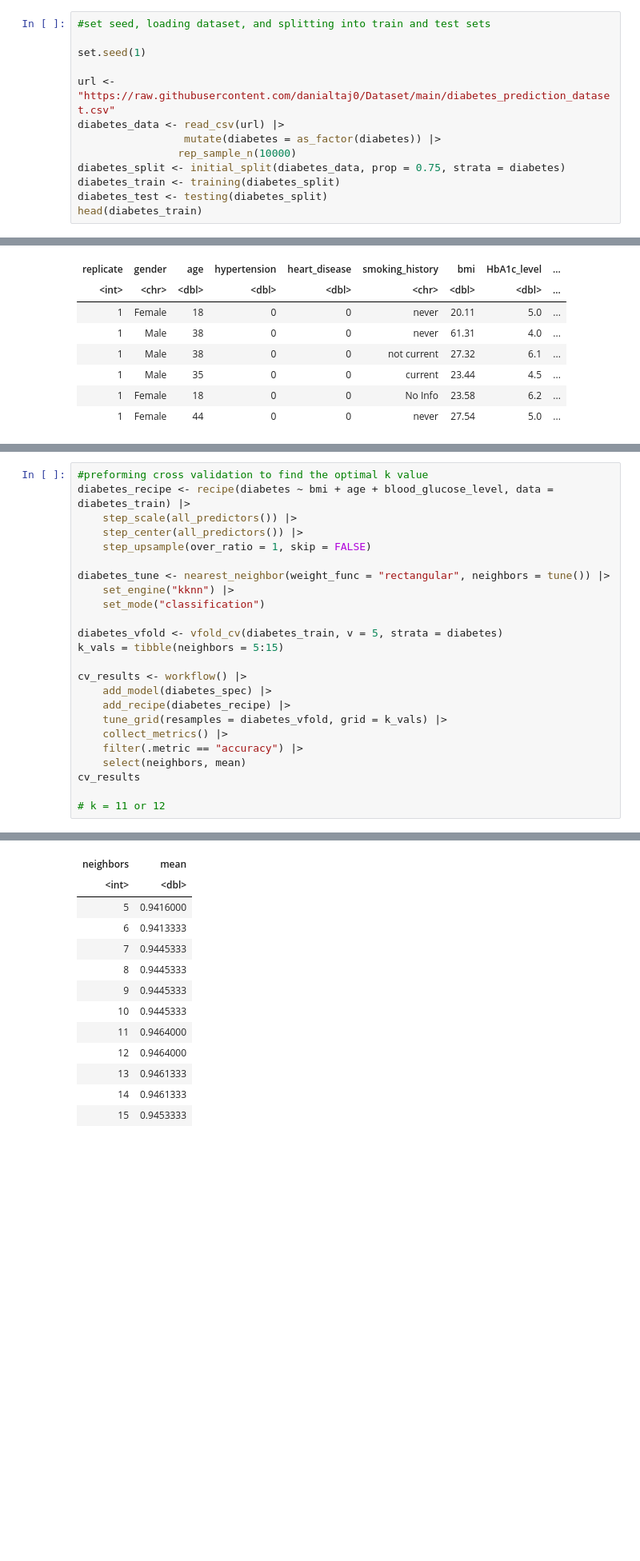
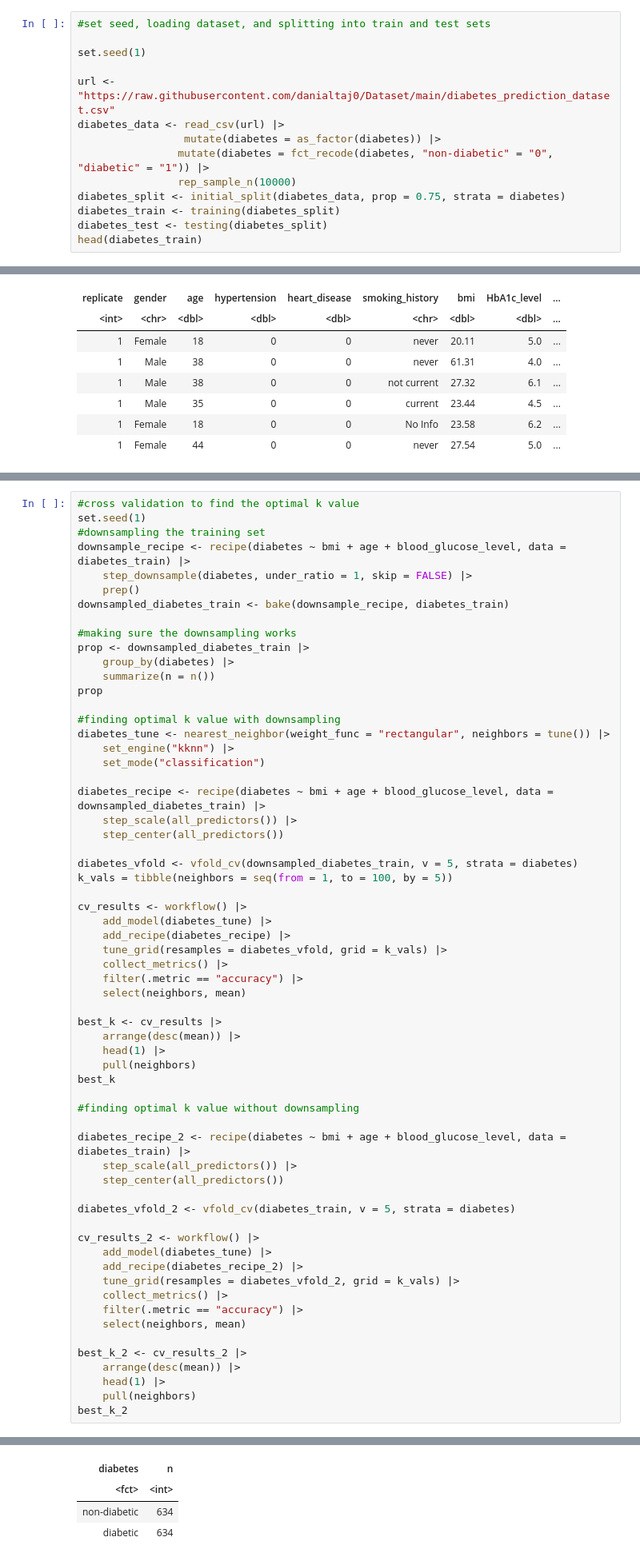
Before and after one commit to danialtaj0/dsci-100-002-group-41, a Jupyter notebook: assignments/final_project_group_41.ipynb, the cells around one changed output, grey strips where cells are left out. Shown at 80% size. Saved outputs shown, nothing was run; the diff lists cells and outputs as text; blank space fills up the shorter version.

Commit message:
classification with and without downsampling

```diff
--- a/assignments/final_project_group_41.ipynb
+++ b/assignments/final_project_group_41.ipynb
@@ -43,6 +43,7 @@ set.seed(1)
 url <- "https://raw.githubusercontent.com/danialtaj0/Dataset/main/diabetes_prediction_dataset.csv"
 diabetes_data <- read_csv(url) |>
                  mutate(diabetes = as_factor(diabetes)) |>
+                mutate(diabetes = fct_recode(diabetes, "non-diabetic" = "0", "diabetic" = "1")) |>
                 rep_sample_n(10000)
 diabetes_split <- initial_split(diabetes_data, prop = 0.75, strata = diabetes)
 diabetes_train <- training(diabetes_split)
@@ -153,25 +154,63 @@ age_bmi
 # %%
-#preforming cross validation to find the optimal k value
-diabetes_recipe <- recipe(diabetes ~ bmi + age + blood_glucose_level, data = diabetes_train) |>
-    step_scale(all_predictors()) |>
-    step_center(all_predictors()) |>
-    step_upsample(over_ratio = 1, skip = FALSE)
+#cross validation to find the optimal k value
+set.seed(1)
+#downsampling the training set
+downsample_recipe <- recipe(diabetes ~ bmi + age + blood_glucose_level, data = diabetes_train) |>
+    step_downsample(diabetes, under_ratio = 1, skip = FALSE) |>
+    prep()
+downsampled_diabetes_train <- bake(downsample_recipe, diabetes_train)
 
+#making sure the downsampling works
+prop <- downsampled_diabetes_train |>
+    group_by(diabetes) |>
+    summarize(n = n())
+prop
+
+#finding optimal k value with downsampling
 diabetes_tune <- nearest_neighbor(weight_func = "rectangular", neighbors = tune()) |>
     set_engine("kknn") |>
     set_mode("classification")
 
-diabetes_vfold <- vfold_cv(diabetes_train, v = 5, strata = diabetes)
-k_vals = tibble(neighbors = 5:15)
+diabetes_recipe <- recipe(diabetes ~ bmi + age + blood_glucose_level, data = downsampled_diabetes_train) |>
+    step_scale(all_predictors()) |>
+    step_center(all_predictors())
+
+diabetes_vfold <- vfold_cv(downsampled_diabetes_train, v = 5, strata = diabetes)
+k_vals = tibble(neighbors = seq(from = 1, to = 100, by = 5))
 
 cv_results <- workflow() |>
-    add_model(diabetes_spec) |>
+    add_model(diabetes_tune) |>
     add_recipe(diabetes_recipe) |>
     tune_grid(resamples = diabetes_vfold, grid = k_vals) |>
     collect_metrics() |>
     filter(.metric == "accuracy") |>
     select(neighbors, mean)
-cv_results
 
-# k = 11 or 12
+best_k <- cv_results |>
+    arrange(desc(mean)) |>
+    head(1) |>
+    pull(neighbors)
+best_k
+
+#finding optimal k value without downsampling
+
+diabetes_recipe_2 <- recipe(diabetes ~ bmi + age + blood_glucose_level, data = diabetes_train) |>
+    step_scale(all_predictors()) |>
+    step_center(all_predictors())
+
+diabetes_vfold_2 <- vfold_cv(diabetes_train, v = 5, strata = diabetes)
+
+cv_results_2 <- workflow() |>
+    add_model(diabetes_tune) |>
+    add_recipe(diabetes_recipe_2) |>
+    tune_grid(resamples = diabetes_vfold_2, grid = k_vals) |>
+    collect_metrics() |>
+    filter(.metric == "accuracy") |>
+    select(neighbors, mean)
+
+best_k_2 <- cv_results_2 |>
+    arrange(desc(mean)) |>
+    head(1) |>
+    pull(neighbors)
+best_k_2
 # %% [output]
@@ -179,13 +218,4 @@ A tibble: 11 × 2
-| neighbors | mean |
-| <int> | <dbl> |
-| 5 | 0.9416000 |
-| 6 | 0.9413333 |
-| 7 | 0.9445333 |
-| 8 | 0.9445333 |
-| 9 | 0.9445333 |
-| 10 | 0.9445333 |
-| 11 | 0.9464000 |
-| 12 | 0.9464000 |
-| 13 | 0.9461333 |
-| 14 | 0.9461333 |
-| 15 | 0.9453333 |
+| diabetes | n |
+| <fct> | <int> |
+| non-diabetic | 634 |
+| diabetic | 634 |
```
Also changed, not shown: parts of 5 cells of this notebook.
